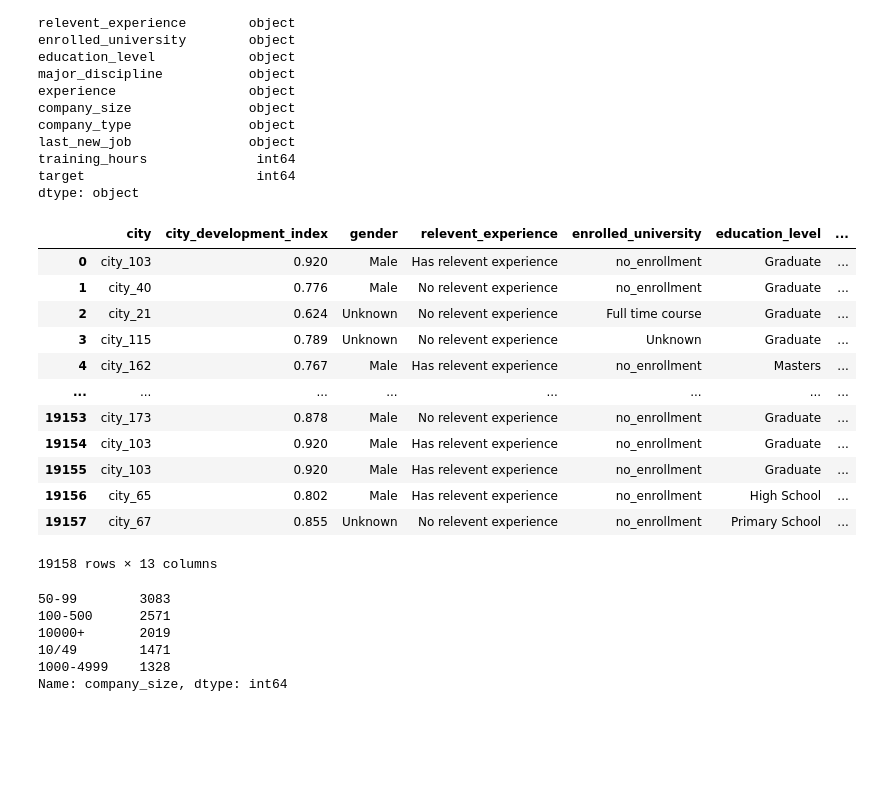
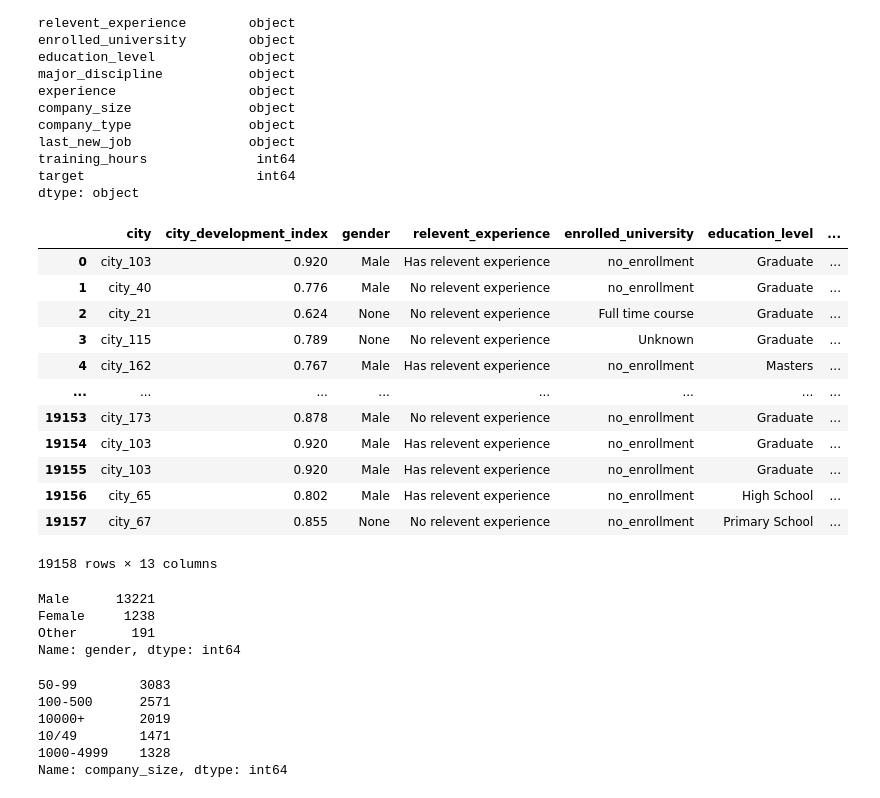
Before and after one commit to mermaidzhang/Job-Change-of-Data-Scientists, a Jupyter notebook: Segment2_code.ipynb, the cells around one changed output. Drawn from its saved outputs; the diff is of its cells as text; code cells hidden in the pictures; blank space fills up the shorter version.

Commit message:
Random sampling gender,Encoding features,ROS and Modeling

```diff
--- a/Segment2_code.ipynb
+++ b/Segment2_code.ipynb
@@ -196,29 +205,37 @@ dtype: object
 # %%
 # fill missing data
 hrds_train_df['experience'] = hrds_train_df['experience'].fillna('-1')
 hrds_train_df['last_new_job'] = hrds_train_df['last_new_job'].fillna('-1')
 hrds_train_df['enrolled_university'] = hrds_train_df['enrolled_university'].fillna('Unknown')
-hrds_train_df['gender'] = hrds_train_df['gender'].fillna('Unknown')
+#hrds_train_df['gender'] = hrds_train_df['gender'].fillna('Unknown')
 hrds_train_df['major_discipline'] = hrds_train_df['major_discipline'].fillna('Others')
 hrds_train_df['education_level'] = hrds_train_df['education_level'].fillna('Unknown')
 #hrds_train_df['company_size'] = hrds_train_df['company_size'].fillna('TBC')
 #hrds_train_df['company_type'] = hrds_train_df['company_type'].fillna('TBC')
 # COMPANY SIZE AND COMPANY TYPE NEEDS TO BE CODEDE USING RAMDOM METHOD TBC=TO BE CODED
 hrds_train_df
 # %% [output]
 |  | city | city_development_index | gender | relevent_experience | enrolled_university | education_level | ... |
 | 0 | city_103 | 0.920 | Male | Has relevent experience | no_enrollment | Graduate | ... |
 | 1 | city_40 | 0.776 | Male | No relevent experience | no_enrollment | Graduate | ... |
-| 2 | city_21 | 0.624 | Unknown | No relevent experience | Full time course | Graduate | ... |
-| 3 | city_115 | 0.789 | Unknown | No relevent experience | Unknown | Graduate | ... |
+| 2 | city_21 | 0.624 | None | No relevent experience | Full time course | Graduate | ... |
+| 3 | city_115 | 0.789 | None | No relevent experience | Unknown | Graduate | ... |
 | 4 | city_162 | 0.767 | Male | Has relevent experience | no_enrollment | Masters | ... |
 | ... | ... | ... | ... | ... | ... | ... | ... |
 | 19153 | city_173 | 0.878 | Male | No relevent experience | no_enrollment | Graduate | ... |
 | 19154 | city_103 | 0.920 | Male | Has relevent experience | no_enrollment | Graduate | ... |
 | 19155 | city_103 | 0.920 | Male | Has relevent experience | no_enrollment | Graduate | ... |
 | 19156 | city_65 | 0.802 | Male | Has relevent experience | no_enrollment | High School | ... |
-| 19157 | city_67 | 0.855 | Unknown | No relevent experience | no_enrollment | Primary School | ... |
+| 19157 | city_67 | 0.855 | None | No relevent experience | no_enrollment | Primary School | ... |
 19158 rows × 13 columns
+# %%
+counts_1 = hrds_train_df["gender"].value_counts()
+counts_1.head()
+# %% [output]
+Male      13221
+Female     1238
+Other       191
+Name: gender, dtype: int64
 # %%
 counts1 = hrds_train_df["company_size"].value_counts()
 counts1.head()
```
Also changed, not shown: parts of 19 cells of this notebook.
